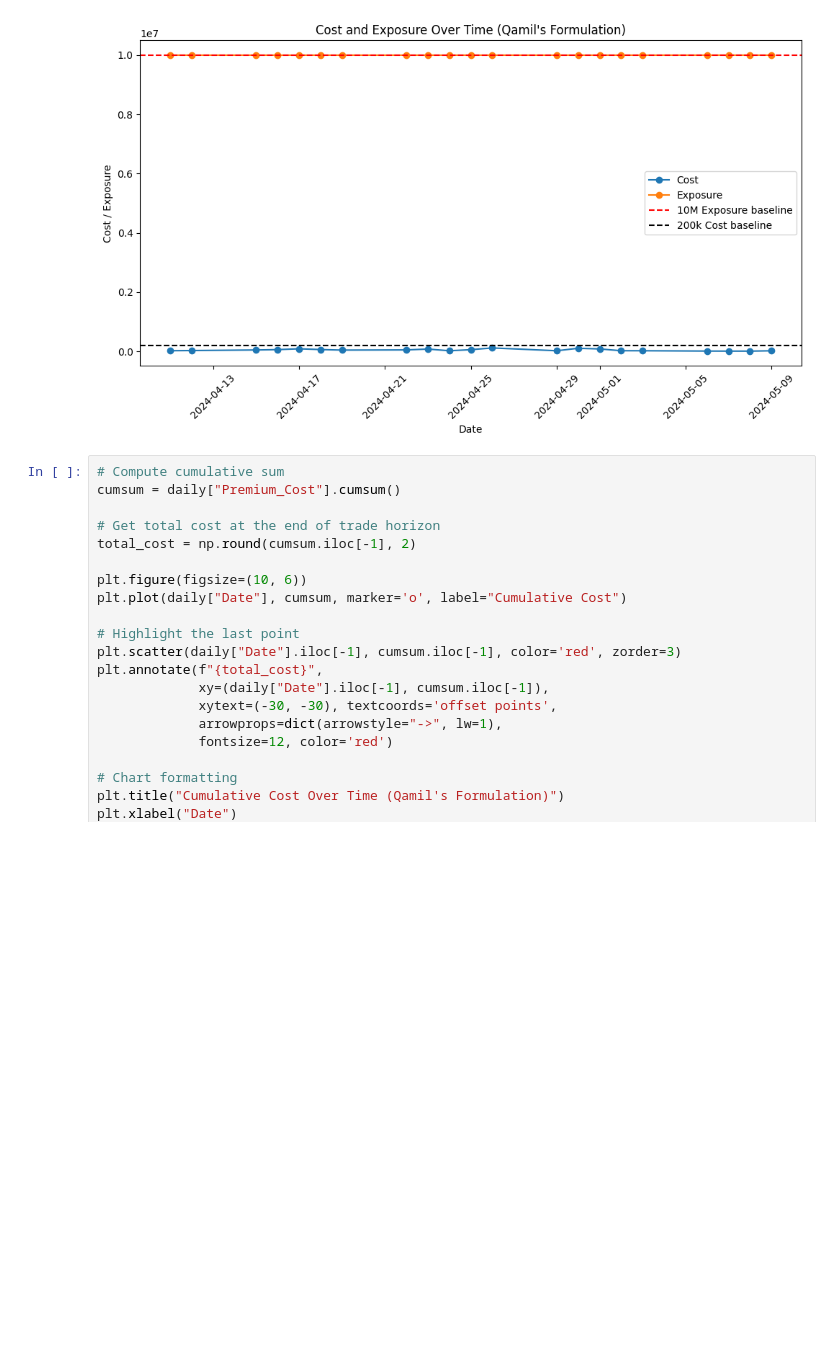
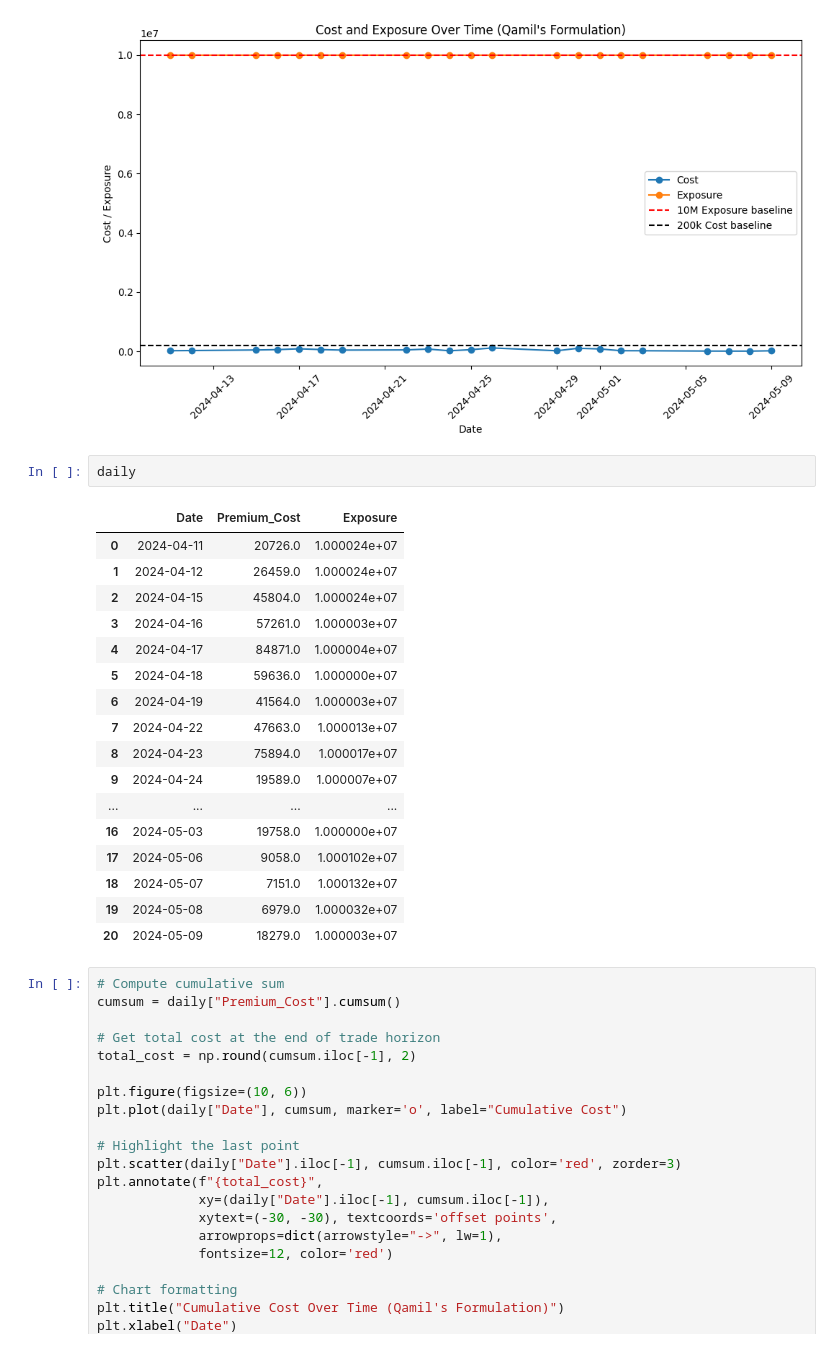
Before and after one commit to Qamil-Mirza/badss-2025-options-alpha-strategy, a Jupyter notebook: notebooks/analysis.ipynb, the cells around one changed output. Drawn from its saved outputs; the diff is of its cells as text; blank space fills up the shorter version.

```diff
--- a/notebooks/analysis.ipynb
+++ b/notebooks/analysis.ipynb
@@ -388,6 +388,26 @@ plt.tight_layout()
 plt.show()
 # %% [output]
 [figure]
+# %%
+daily
+# %% [output]
+|  | Date | Premium_Cost | Exposure |
+| 0 | 2024-04-11 | 20726.0 | 1.000024e+07 |
+| 1 | 2024-04-12 | 26459.0 | 1.000024e+07 |
+| 2 | 2024-04-15 | 45804.0 | 1.000024e+07 |
+| 3 | 2024-04-16 | 57261.0 | 1.000003e+07 |
+| 4 | 2024-04-17 | 84871.0 | 1.000004e+07 |
+| 5 | 2024-04-18 | 59636.0 | 1.000000e+07 |
+| 6 | 2024-04-19 | 41564.0 | 1.000003e+07 |
+| 7 | 2024-04-22 | 47663.0 | 1.000013e+07 |
+| 8 | 2024-04-23 | 75894.0 | 1.000017e+07 |
+| 9 | 2024-04-24 | 19589.0 | 1.000007e+07 |
+| ... | ... | ... | ... |
+| 16 | 2024-05-03 | 19758.0 | 1.000000e+07 |
+| 17 | 2024-05-06 | 9058.0 | 1.000102e+07 |
+| 18 | 2024-05-07 | 7151.0 | 1.000132e+07 |
+| 19 | 2024-05-08 | 6979.0 | 1.000032e+07 |
+| 20 | 2024-05-09 | 18279.0 | 1.000003e+07 |
 # %%
 # Compute cumulative sum
 cumsum = daily["Premium_Cost"].cumsum()
```
Also changed, not shown: parts of 4 cells of this notebook, 11 other files.
